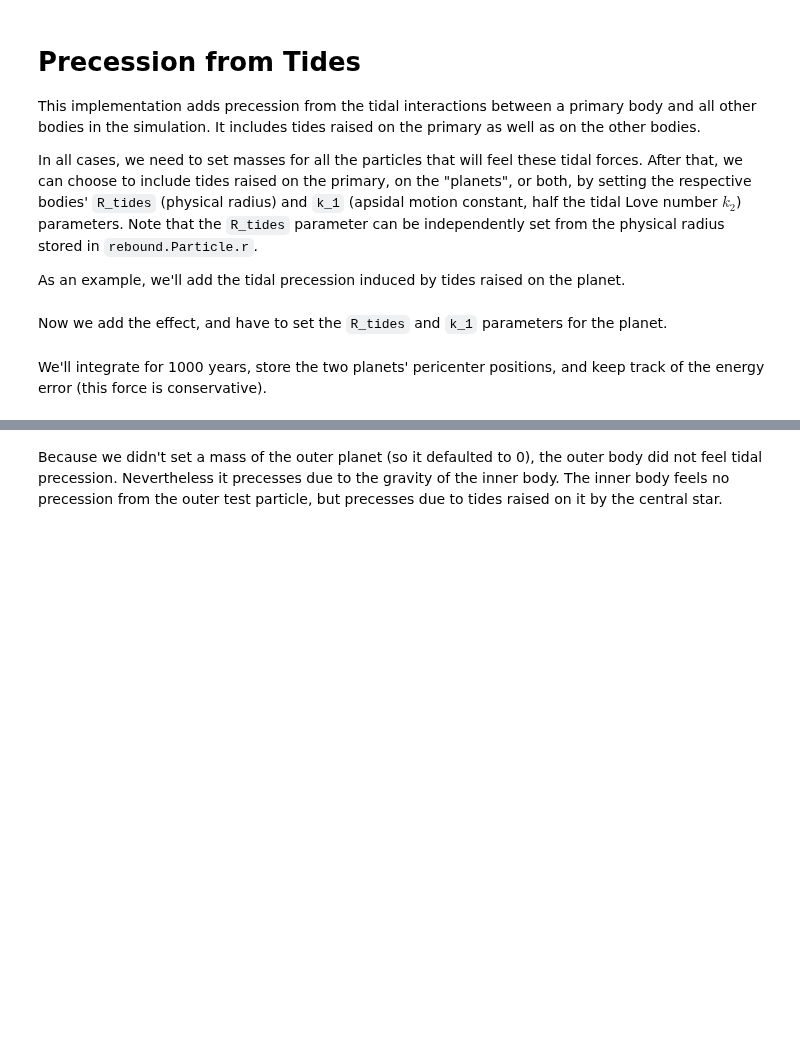
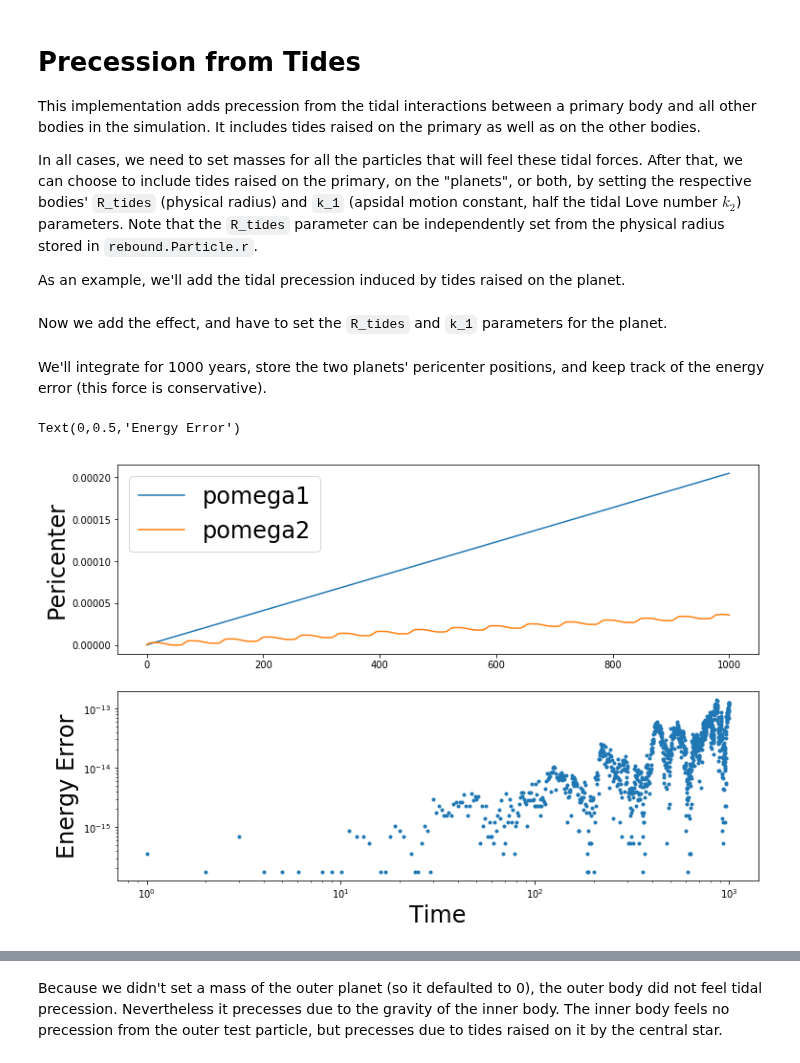
Before and after one commit to dtamayo/reboundx, a Jupyter notebook: ipython_examples/TidesPrecession.ipynb, the cells around one changed output, grey strips where cells are left out. Drawn from its saved outputs; the diff is of its cells as text; code cells hidden in the pictures; blank space fills up the shorter version.

```diff
--- a/ipython_examples/TidesPrecession.ipynb
+++ b/ipython_examples/TidesPrecession.ipynb
@@ -42,4 +44,20 @@ for i, time in enumerate(times):
     Eerr[i] = abs((H-H0)/H0)
+# %%
+%matplotlib inline
+import matplotlib.pyplot as plt
+fig, axarr = plt.subplots(nrows=2, figsize=(12,8))
+axarr[0].plot(times, pomega1, label="pomega1")
+axarr[0].plot(times, pomega2, label="pomega2")
+axarr[0].set_ylabel("Pericenter", fontsize=24)
+axarr[0].legend(fontsize=24)
+axarr[1].plot(times, Eerr, '.')
+axarr[1].set_xscale('log')
+axarr[1].set_yscale('log')
+axarr[1].set_xlabel('Time', fontsize=24)
+axarr[1].set_ylabel('Energy Error', fontsize=24)
+# %% [output]
+Text(0,0.5,'Energy Error')
+[figure, added]
 # %%
 %matplotlib inline
 import matplotlib.pyplot as plt
```
Also changed, not shown: parts of 5 cells of this notebook, 7 other files.
